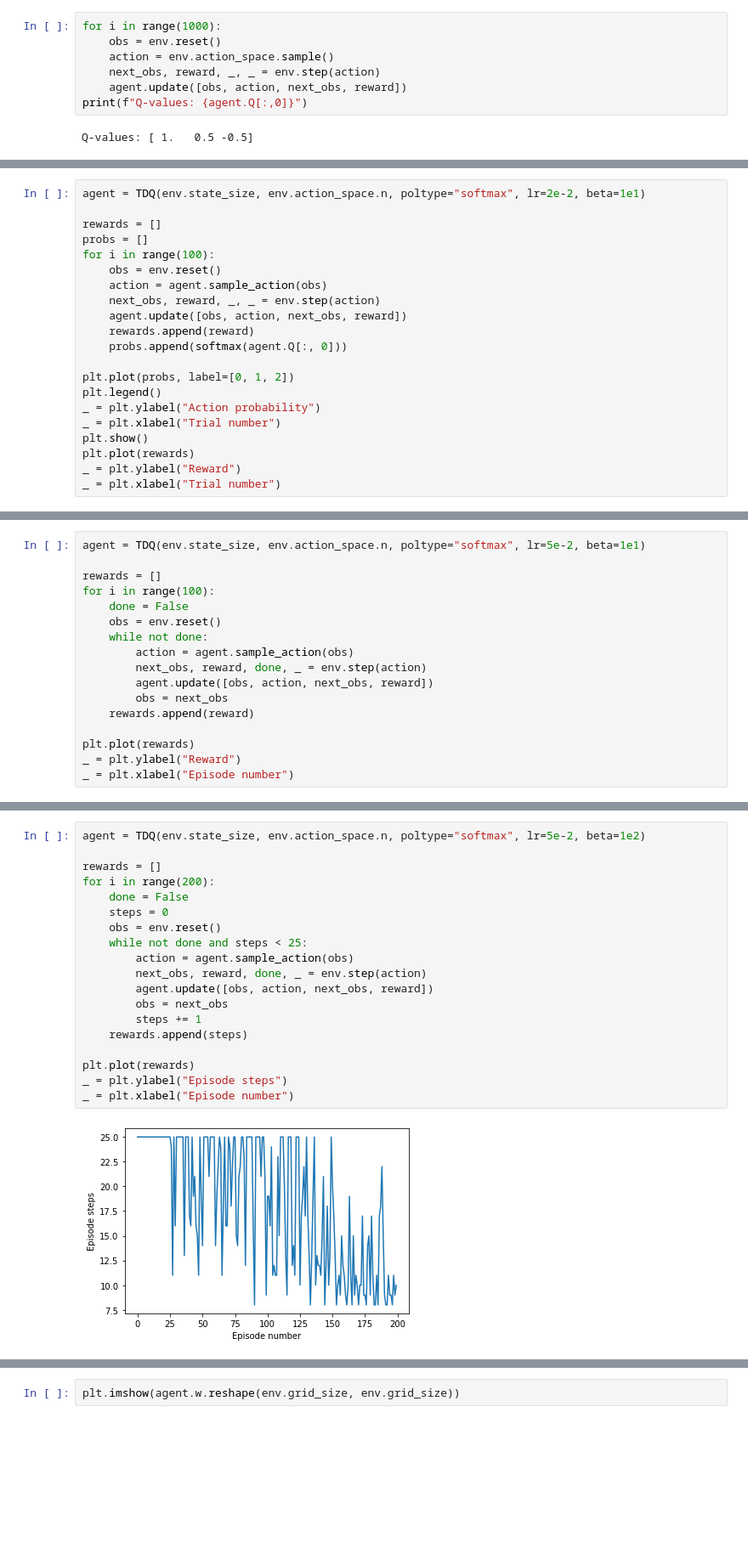
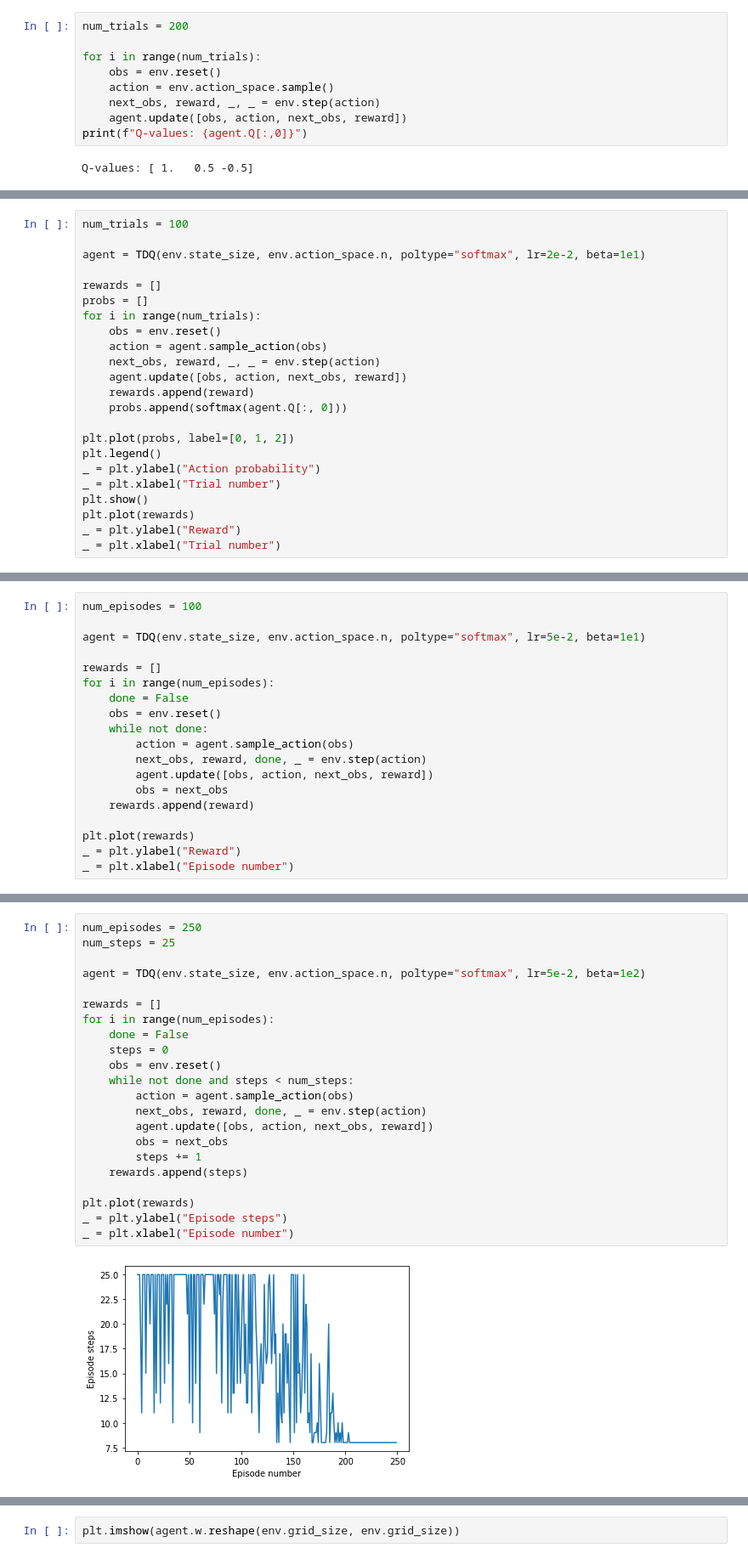
Before and after one commit to awjuliani/neuro-nav, a Jupyter notebook: notebooks/ccn_tutorial.ipynb, the cells around one changed output, grey strips where cells are left out. Shown at 85% size. Cells and saved outputs as stored; diff of their text form; blank space fills up the shorter version.

```diff
--- a/notebooks/ccn_tutorial.ipynb
+++ b/notebooks/ccn_tutorial.ipynb
@@ -93,7 +99,9 @@ With neuro-nav, this happens automatically when passing the experience tuple `<o
 
 We can see after 1000 trials of taking random actions that the agent's Q-values now match the true reward function of the environment.
 # %%
-for i in range(1000):
+num_trials = 200
+
+for i in range(num_trials):
     obs = env.reset()
     action = env.action_space.sample()
     next_obs, reward, _, _ = env.step(action)
@@ -111,10 +121,12 @@ The `egreedy` policy uses an `epsilon` parameter to determine the probablility o
 Below we will examine using a `softmax` policy during learning in our bandit task.
 # %%
+num_trials = 100
+
 agent = TDQ(env.state_size, env.action_space.n, poltype="softmax", lr=2e-2, beta=1e1)
 
 rewards = []
 probs = []
-for i in range(100):
+for i in range(num_trials):
     obs = env.reset()
     action = agent.sample_action(obs)
     next_obs, reward, _, _ = env.step(action)
@@ -154,10 +168,12 @@ env.render()
 # %% [output]
 [figure]
 # %%
+num_episodes = 100
+
 agent = TDQ(env.state_size, env.action_space.n, poltype="softmax", lr=5e-2, beta=1e1)
 
 rewards = []
-for i in range(100):
+for i in range(num_episodes):
     done = False
     obs = env.reset()
     while not done:
@@ -181,24 +199,27 @@ env.render()
 # %% [output]
 [figure]
 # %%
+num_episodes = 250
+num_steps = 25
+
 agent = TDQ(env.state_size, env.action_space.n, poltype="softmax", lr=5e-2, beta=1e2)
 
 rewards = []
-for i in range(200):
+for i in range(num_episodes):
     done = False
     steps = 0
     obs = env.reset()
-    while not done and steps < 25:
+    while not done and steps < num_steps:
         action = agent.sample_action(obs)
         next_obs, reward, done, _ = env.step(action)
         agent.update([obs, action, next_obs, reward])
         obs = next_obs
         steps += 1
     rewards.append(steps)
 
 plt.plot(rewards)
 _ = plt.ylabel("Episode steps")
 _ = plt.xlabel("Episode number")
 # %% [output]
-[figure, old version]
+[figure, new version]
 # %% [markdown]
```
Also changed, not shown: parts of 35 cells of this notebook.
